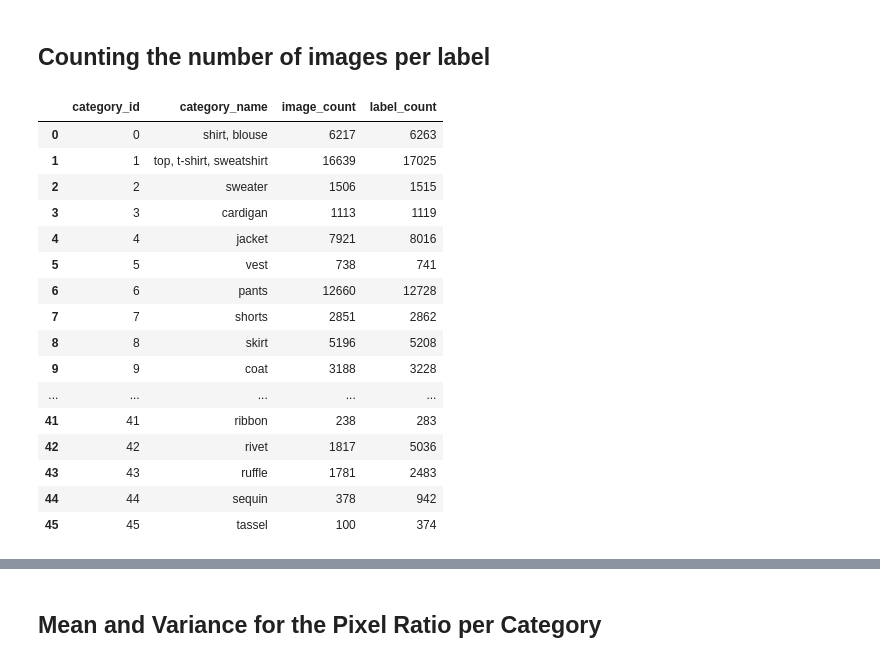
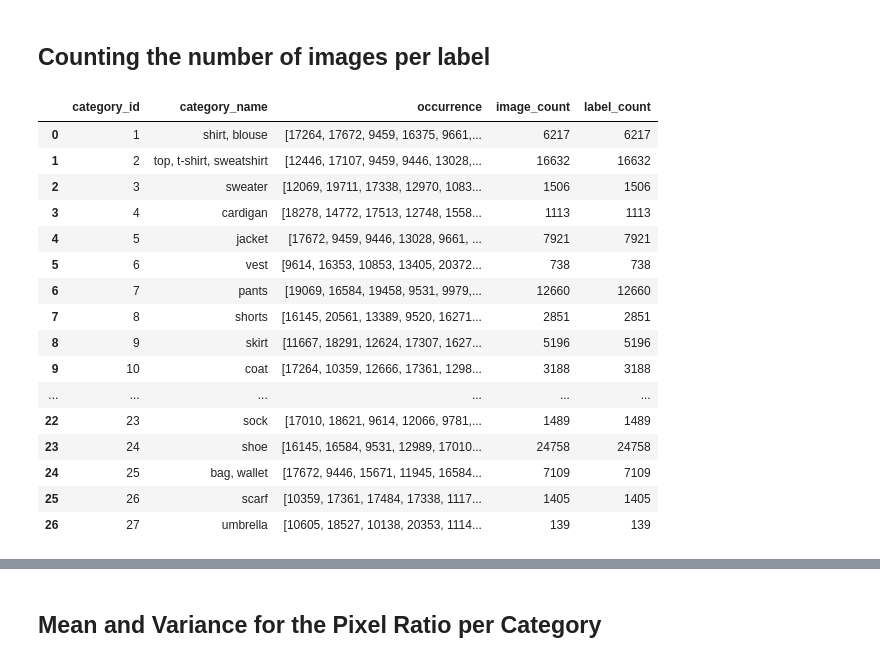
Before and after one commit to ZachParent/mai-object-recognition, a Jupyter notebook: practicals/p2/scripts/dataset_analysis.ipynb, the cells around one changed output, grey strips where cells are left out. Cells and saved outputs as stored; diff of their text form; code cells hidden in the pictures.

```diff
--- a/practicals/p2/scripts/dataset_analysis.ipynb
+++ b/practicals/p2/scripts/dataset_analysis.ipynb
@@ -96,45 +222,35 @@ instance_df
 # %% [markdown]
 ## Counting the number of images per label
-# %%
-image_count_df = (
-    instance_df.groupby(["category_id", "category_name"])["image_id"]
-    .nunique()
-    .reset_index(name="image_count")
-)
-
-label_count_df = (
-    instance_df.groupby(["category_id", "category_name"])["category_id"]
-    .count()
-    .reset_index(name="label_count")
-)
-
-count_df = image_count_df.merge(
-    label_count_df, on=["category_id", "category_name"]
-)
-
-assert count_df["label_count"].sum() == len(train_instances["annotations"]) + len(
-    val_instances["annotations"]
-)
-
-count_df
-# %% [output]
-|  | category_id | category_name | image_count | label_count |
-| 0 | 0 | shirt, blouse | 6217 | 6263 |
-| 1 | 1 | top, t-shirt, sweatshirt | 16639 | 17025 |
-| 2 | 2 | sweater | 1506 | 1515 |
-| 3 | 3 | cardigan | 1113 | 1119 |
-| 4 | 4 | jacket | 7921 | 8016 |
-| 5 | 5 | vest | 738 | 741 |
-| 6 | 6 | pants | 12660 | 12728 |
-| 7 | 7 | shorts | 2851 | 2862 |
-| 8 | 8 | skirt | 5196 | 5208 |
-| 9 | 9 | coat | 3188 | 3228 |
-| ... | ... | ... | ... | ... |
-| 41 | 41 | ribbon | 238 | 283 |
-| 42 | 42 | rivet | 1817 | 5036 |
-| 43 | 43 | ruffle | 1781 | 2483 |
-| 44 | 44 | sequin | 378 | 942 |
-| 45 | 45 | tassel | 100 | 374 |
+# %%
+count_df = (
+    dataset_df.groupby(["category_id", "category_name"])["image_id"]
+    .apply(list)
+    .reset_index(name="occurrence")
+)
+
+count_df["image_count"] = count_df["occurrence"].apply(len)
+
+count_df["label_count"] = count_df["occurrence"].apply(lambda x: len(set(x)))
+
+count_df
+# %% [output]
+|  | category_id | category_name | occurrence | image_count | label_count |
+| 0 | 1 | shirt, blouse | [17264, 17672, 9459, 16375, 9661,... | 6217 | 6217 |
+| 1 | 2 | top, t-shirt, sweatshirt | [12446, 17107, 9459, 9446, 13028,... | 16632 | 16632 |
+| 2 | 3 | sweater | [12069, 19711, 17338, 12970, 1083... | 1506 | 1506 |
+| 3 | 4 | cardigan | [18278, 14772, 17513, 12748, 1558... | 1113 | 1113 |
+| 4 | 5 | jacket | [17672, 9459, 9446, 13028, 9661, ... | 7921 | 7921 |
+| 5 | 6 | vest | [9614, 16353, 10853, 13405, 20372... | 738 | 738 |
+| 6 | 7 | pants | [19069, 16584, 19458, 9531, 9979,... | 12660 | 12660 |
+| 7 | 8 | shorts | [16145, 20561, 13389, 9520, 16271... | 2851 | 2851 |
+| 8 | 9 | skirt | [11667, 18291, 12624, 17307, 1627... | 5196 | 5196 |
+| 9 | 10 | coat | [17264, 10359, 12666, 17361, 1298... | 3188 | 3188 |
+| ... | ... | ... | ... | ... | ... |
+| 22 | 23 | sock | [17010, 18621, 9614, 12066, 9781,... | 1489 | 1489 |
+| 23 | 24 | shoe | [16145, 16584, 9531, 12989, 17010... | 24758 | 24758 |
+| 24 | 25 | bag, wallet | [17672, 9446, 15671, 11945, 16584... | 7109 | 7109 |
+| 25 | 26 | scarf | [10359, 17361, 17484, 17338, 1117... | 1405 | 1405 |
+| 26 | 27 | umbrella | [10605, 18527, 10138, 20353, 1114... | 139 | 139 |
 # %%
 cmap = load_cmap("Flash", cmap_type="continuous", reverse=True)
 
```
Also changed, not shown: parts of 10 cells of this notebook.
